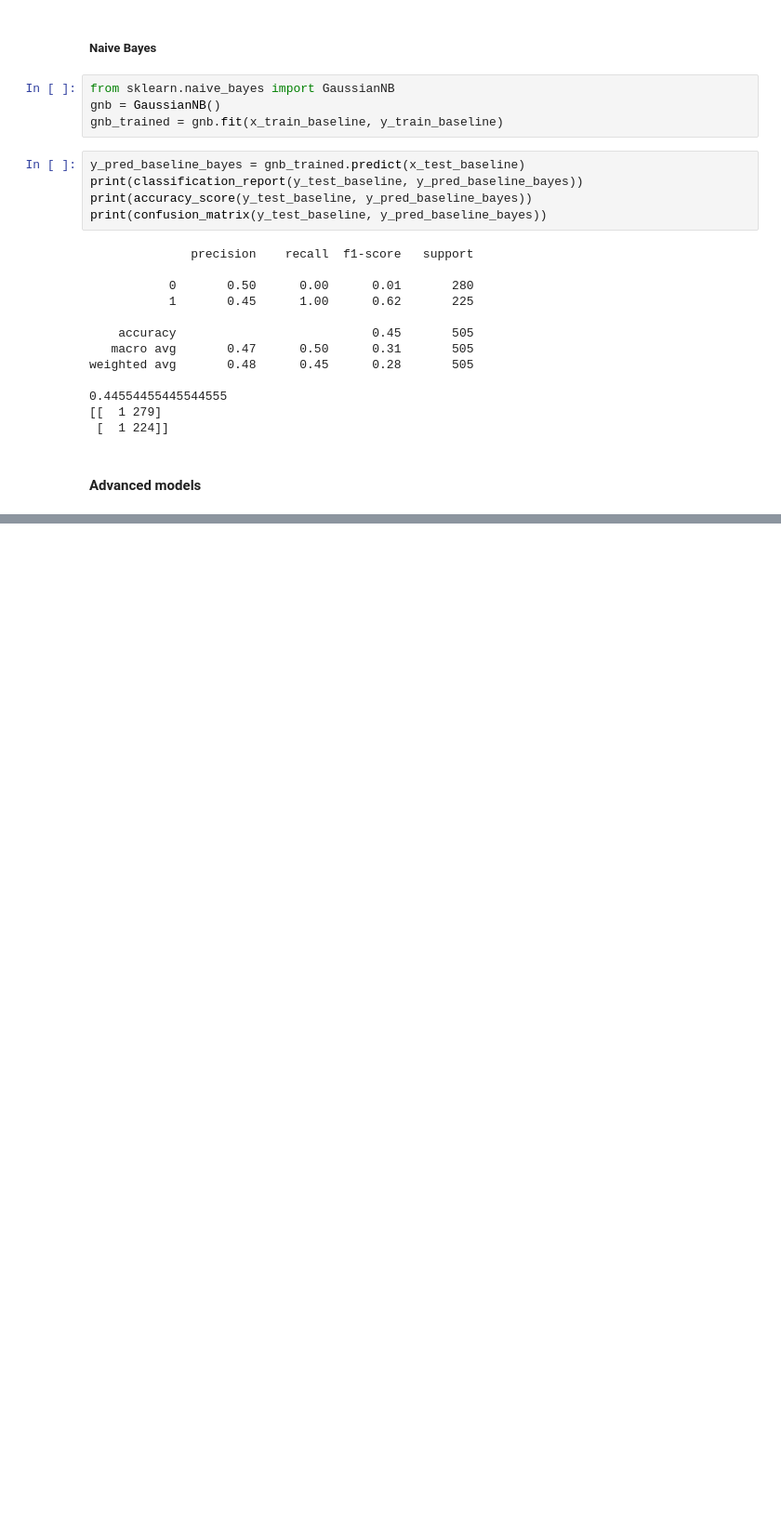
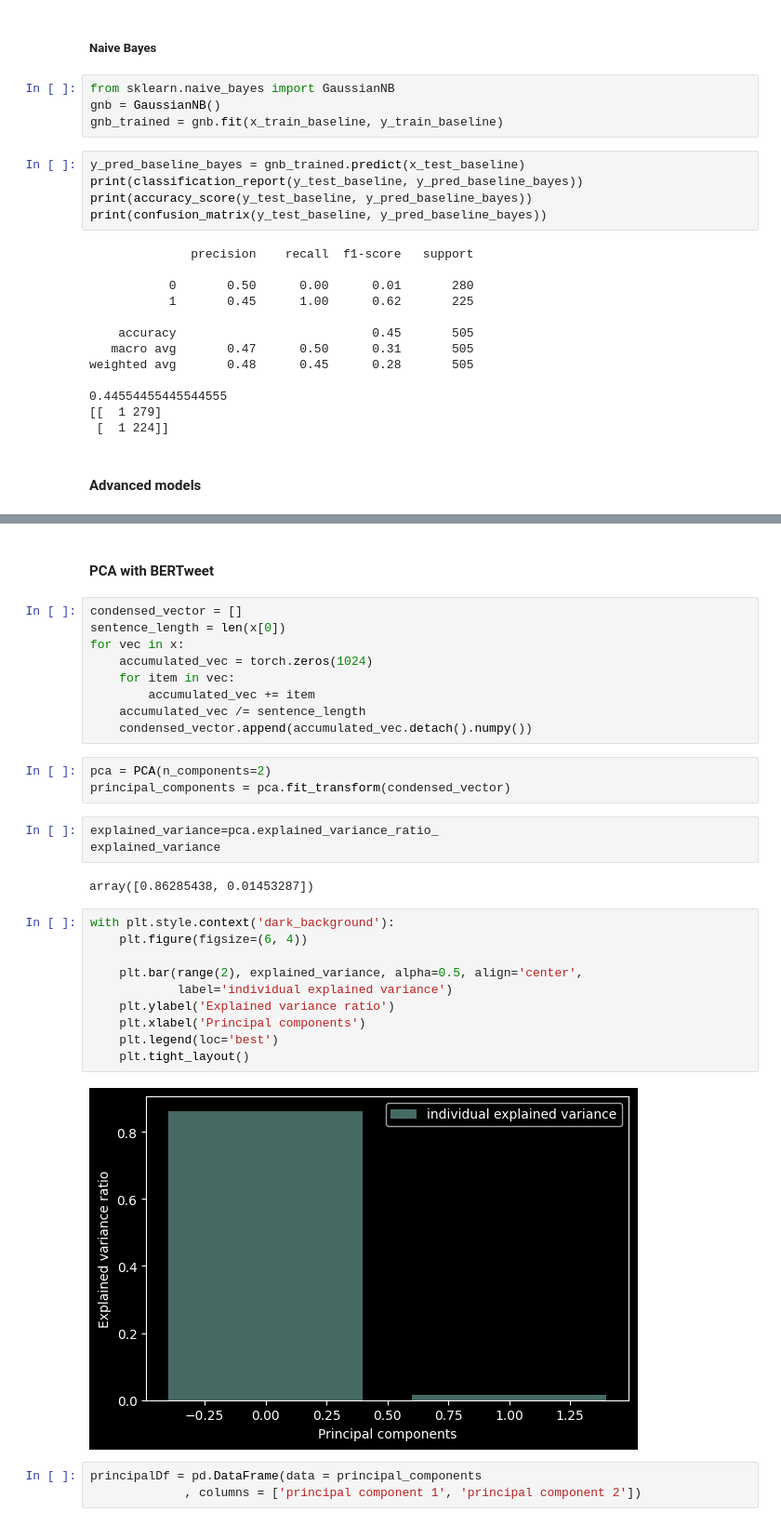
Before and after one commit to dariomesic/AIPT, a Jupyter notebook: projekt/Understanding and fighting bullying with machine learning.ipynb, the cells around one changed output, grey strips where cells are left out. Shown: that part at 93% size. Drawn from its saved outputs; the diff is of its cells as text; blank space fills up the shorter version.

```diff
--- a/projekt/Understanding and fighting bullying with machine learning.ipynb
+++ b/projekt/Understanding and fighting bullying with machine learning.ipynb
@@ -476,0 +740,34 @@ weighted avg       0.48      0.45      0.28       505
+# %% [markdown]
+#### PCA with BERTweet
+# %%
+condensed_vector = []
+sentence_length = len(x[0])
+for vec in x:
+    accumulated_vec = torch.zeros(1024)
+    for item in vec:
+        accumulated_vec += item
+    accumulated_vec /= sentence_length
+    condensed_vector.append(accumulated_vec.detach().numpy())
+# %%
+pca = PCA(n_components=2)
+principal_components = pca.fit_transform(condensed_vector)
+# %%
+explained_variance=pca.explained_variance_ratio_
+explained_variance
+# %% [output]
+array([0.86285438, 0.01453287])
+# %%
+with plt.style.context('dark_background'):
+    plt.figure(figsize=(6, 4))
+
+    plt.bar(range(2), explained_variance, alpha=0.5, align='center',
+            label='individual explained variance')
+    plt.ylabel('Explained variance ratio')
+    plt.xlabel('Principal components')
+    plt.legend(loc='best')
+    plt.tight_layout()
+# %% [output]
+[figure, added]
+# %%
+principalDf = pd.DataFrame(data = principal_components
+             , columns = ['principal component 1', 'principal component 2'])
```
Also changed, not shown: parts of 51 cells of this notebook.
